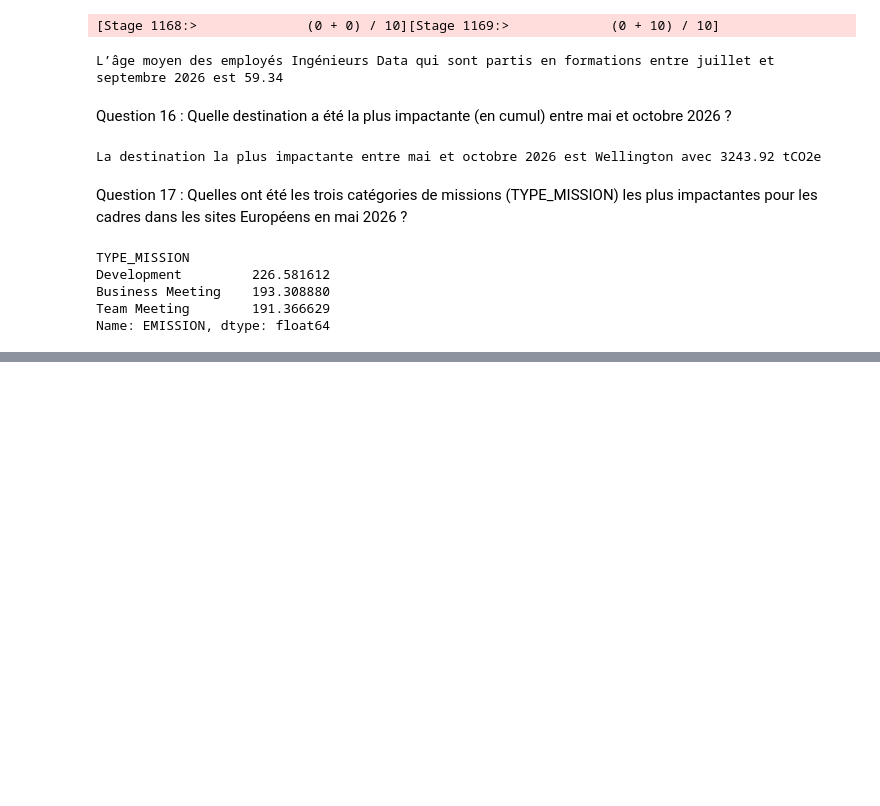
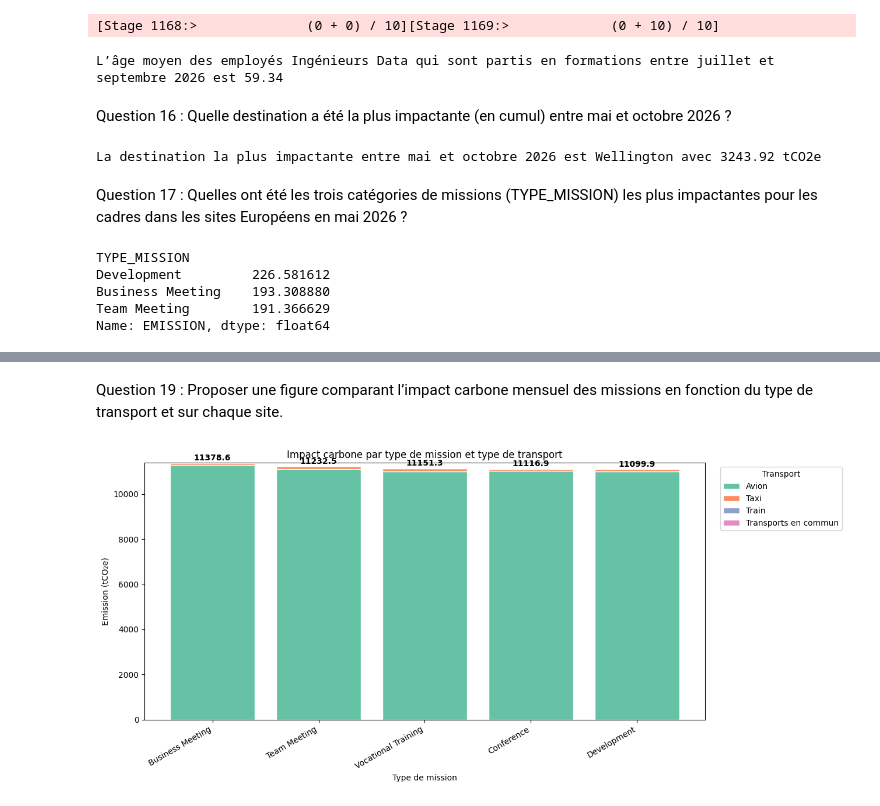
Before and after one commit to etiennevzn/GHG-inventory, a Jupyter notebook: ETL.ipynb, the cells around one changed output, grey strips where cells are left out. Cells and saved outputs as stored; diff of their text form; code cells hidden in the pictures; blank space fills up the shorter version.

```diff
--- a/ETL.ipynb
+++ b/ETL.ipynb
@@ -1316,0 +1391,61 @@ Name: EMISSION, dtype: float64
+# %% [markdown]
+Question 19 : Proposer une figure comparant l’impact carbone mensuel des missions en fonction du type de transport et sur chaque site.
+# %%
+missions_transport = (
+    dim_mission
+    .join(fait_mission, "ID_MISSION")
+    .select("ID_MISSION", "VILLE_DEPART", "PAYS_DEPART", "VILLE_DESTINATION", "PAYS_DESTINATION", "ALLER_RETOUR", "TRANSPORT", "ID_DATE_MISSION", "TYPE_MISSION")
+)
+
+missions_transport = missions_transport.toPandas()
+
+missions_transport['DISTANCE_KM'] = missions_transport.apply(
+    lambda row: get_distance_between_cities(
+        row['VILLE_DEPART'], row['PAYS_DEPART'],
+        row['VILLE_DESTINATION'], row['PAYS_DESTINATION']
+    ), axis=1
+)
+
+missions_transport['EMISSION'] = missions_transport.apply(
+    lambda row: get_emission(
+        row['DISTANCE_KM'], row['TRANSPORT'],
+        row['ALLER_RETOUR'], row['PAYS_DEPART'], row['PAYS_DESTINATION']
+    ), axis=1
+)
+
+agg = missions_transport.groupby(['TYPE_MISSION', 'TRANSPORT'])['EMISSION'].sum().reset_index()
+
+# Pivot : lignes = TYPE_MISSION, colonnes = TRANSPORT
+pivot = agg.pivot(index='TYPE_MISSION', columns='TRANSPORT', values='EMISSION').fillna(0)
+
+# Total par type de mission
+pivot['TOTAL'] = pivot.sum(axis=1)
+pivot = pivot.sort_values('TOTAL', ascending=False)
+
+# Figure
+fig, ax = plt.subplots(figsize=(13, 6))
+
+# Barres par transport (empilées)
+transports = [c for c in pivot.columns if c != 'TOTAL']
+bottom = pd.Series(0.0, index=pivot.index)
+colors = plt.cm.Set2.colors[:len(transports)]
+
+for transport, color in zip(transports, colors):
+    ax.bar(pivot.index, pivot[transport], bottom=bottom, label=transport, color=color, edgecolor='white')
+    bottom += pivot[transport]
+
+# Annotation du total au-dessus de chaque barre
+for i, (idx, total) in enumerate(pivot['TOTAL'].items()):
+    ax.text(i, total + pivot['TOTAL'].max() * 0.01, f"{total:.1f}",
+            ha='center', fontweight='bold', fontsize=10)
+
+ax.set_xlabel("Type de mission")
+ax.set_ylabel("Emission (tCO₂e)")
+ax.set_title("Impact carbone par type de mission et type de transport")
+ax.legend(title="Transport", bbox_to_anchor=(1.02, 1), loc='upper left')
+plt.xticks(rotation=30, ha='right')
+plt.tight_layout()
+plt.savefig("impact_type_mission_transport.png", dpi=150, bbox_inches='tight')
+plt.show()
+# %% [output]
+[figure, added]
```
Also changed, not shown: parts of 12 cells of this notebook, 8 other files.
